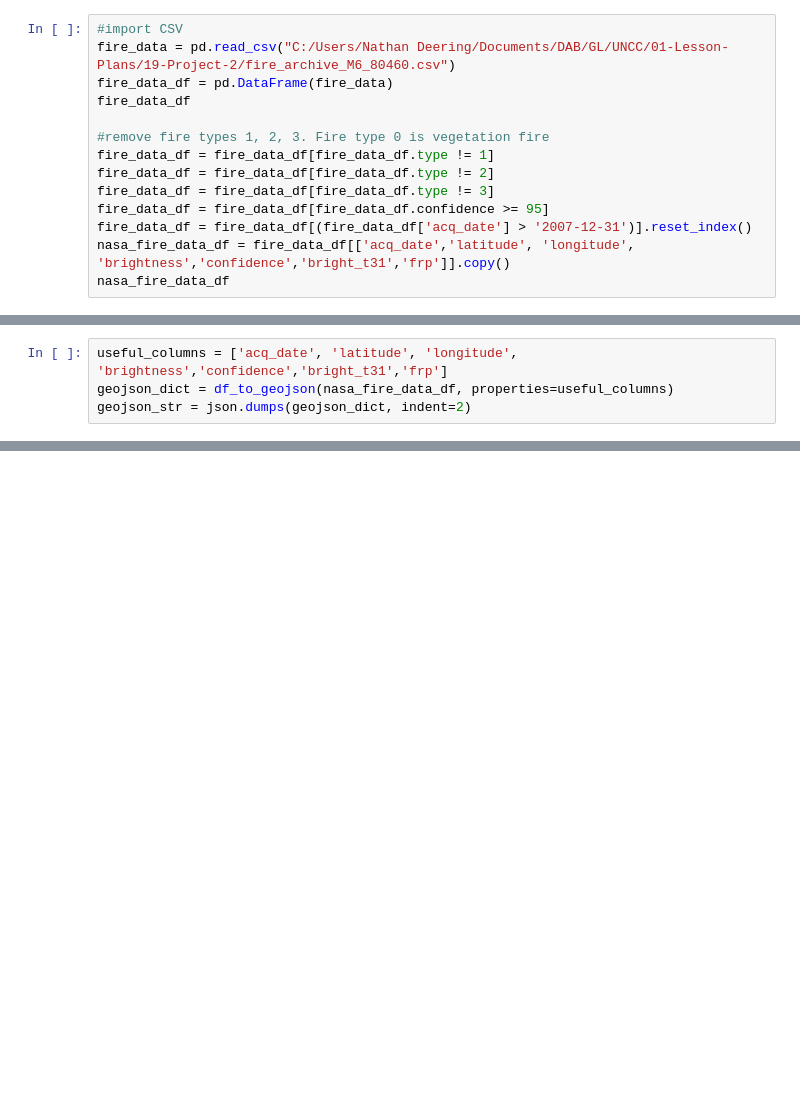
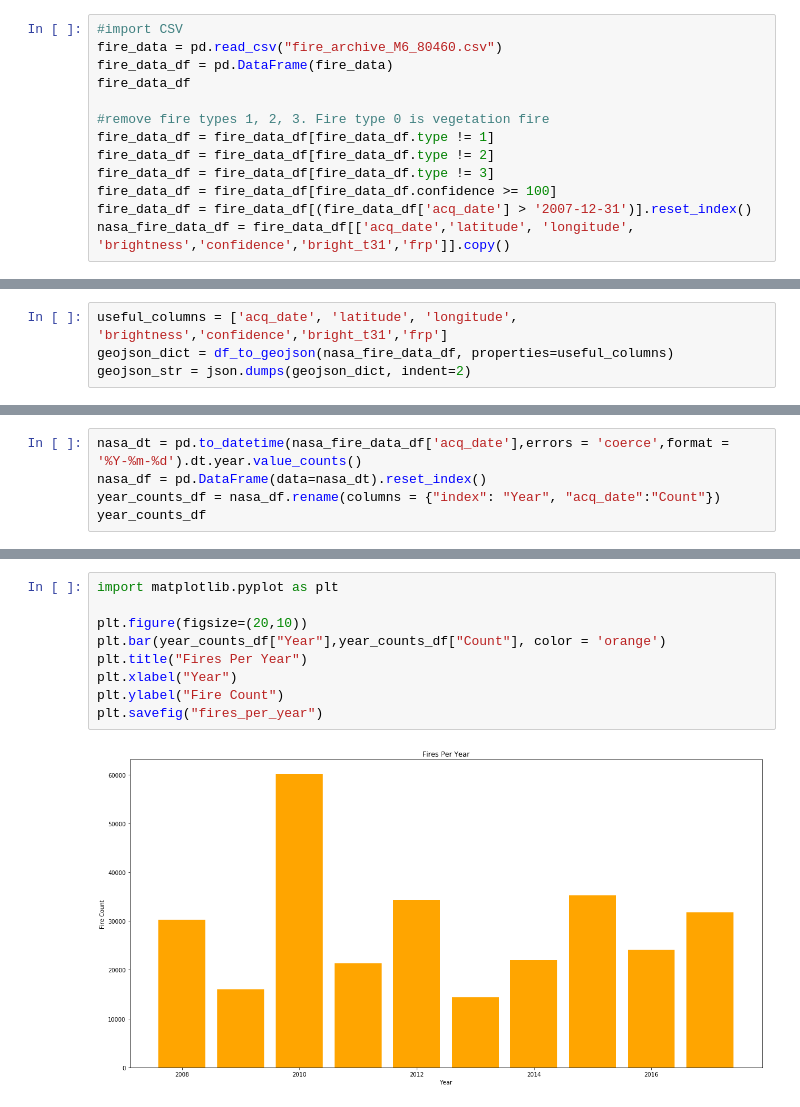
Before and after one commit to benbukowski/Brazil_Project, a Jupyter notebook: brazil_fires.ipynb, the cells around one changed output, grey strips where cells are left out. Drawn from its saved outputs; the diff is of its cells as text; blank space fills up the shorter version.

```diff
--- a/brazil_fires.ipynb
+++ b/brazil_fires.ipynb
@@ -15,7 +15,7 @@ db = client.brazilian_fires
 collection = db.items
 # %%
 #import CSV
-fire_data = pd.read_csv("C:/Users/Nathan Deering/Documents/DAB/GL/UNCC/01-Lesson-Plans/19-Project-2/fire_archive_M6_80460.csv")
+fire_data = pd.read_csv("fire_archive_M6_80460.csv")
 fire_data_df = pd.DataFrame(fire_data)
 fire_data_df
 
@@ -23,7 +23,6 @@ fire_data_df
 fire_data_df = fire_data_df[fire_data_df.type != 1]
 fire_data_df = fire_data_df[fire_data_df.type != 2]
 fire_data_df = fire_data_df[fire_data_df.type != 3]
-fire_data_df = fire_data_df[fire_data_df.confidence >= 95]
+fire_data_df = fire_data_df[fire_data_df.confidence >= 100]
 fire_data_df = fire_data_df[(fire_data_df['acq_date'] > '2007-12-31')].reset_index()
 nasa_fire_data_df = fire_data_df[['acq_date','latitude', 'longitude', 'brightness','confidence','bright_t31','frp']].copy()
-nasa_fire_data_df
@@ -75,0 +59,5 @@ print('{} geotagged features saved to file'.format(len(geojson_dict['features'])
+# %%
+nasa_dt = pd.to_datetime(nasa_fire_data_df['acq_date'],errors = 'coerce',format = '%Y-%m-%d').dt.year.value_counts()
+nasa_df = pd.DataFrame(data=nasa_dt).reset_index()
+year_counts_df = nasa_df.rename(columns = {"index": "Year", "acq_date":"Count"})
+year_counts_df
@@ -75,0 +76,11 @@ print('{} geotagged features saved to file'.format(len(geojson_dict['features'])
+# %%
+import matplotlib.pyplot as plt
+
+plt.figure(figsize=(20,10))
+plt.bar(year_counts_df["Year"],year_counts_df["Count"], color = 'orange')
+plt.title("Fires Per Year")
+plt.xlabel("Year")
+plt.ylabel("Fire Count")
+plt.savefig("fires_per_year")
+# %% [output]
+[figure, added]
```
Also changed, not shown: parts of 28 cells of this notebook.
